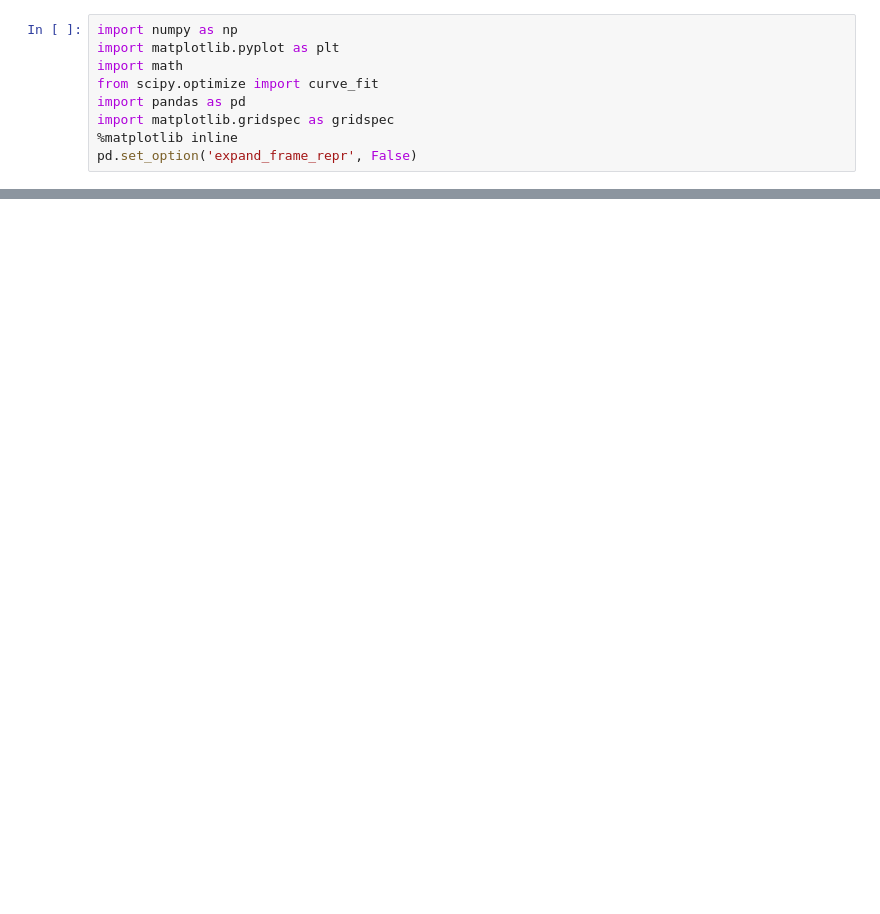
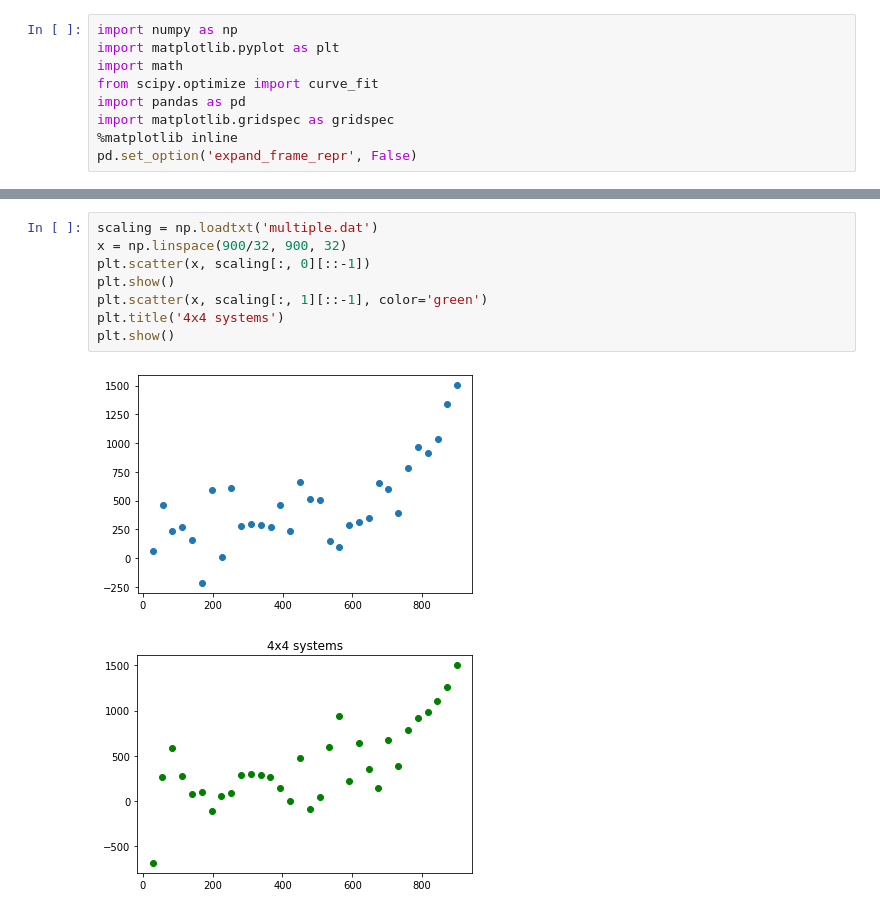
Before and after one commit to Terasuki/UG-PX402-ActiveMatter-2022-23, a Jupyter notebook: graphs_2d.ipynb, the cells around one changed output, grey strips where cells are left out. Drawn from its saved outputs; the diff is of its cells as text; blank space fills up the shorter version.

```diff
--- a/graphs_2d.ipynb
+++ b/graphs_2d.ipynb
@@ -47,0 +51,11 @@ plt.show()
+# %%
+scaling = np.loadtxt('multiple.dat')
+x = np.linspace(900/32, 900, 32)
+plt.scatter(x, scaling[:, 0][::-1])
+plt.show()
+plt.scatter(x, scaling[:, 1][::-1], color='green')
+plt.title('4x4 systems')
+plt.show()
+# %% [output]
+[figure, added]
+[figure, added]
```
Also changed, not shown: parts of 3 cells of this notebook, 1 other file.
